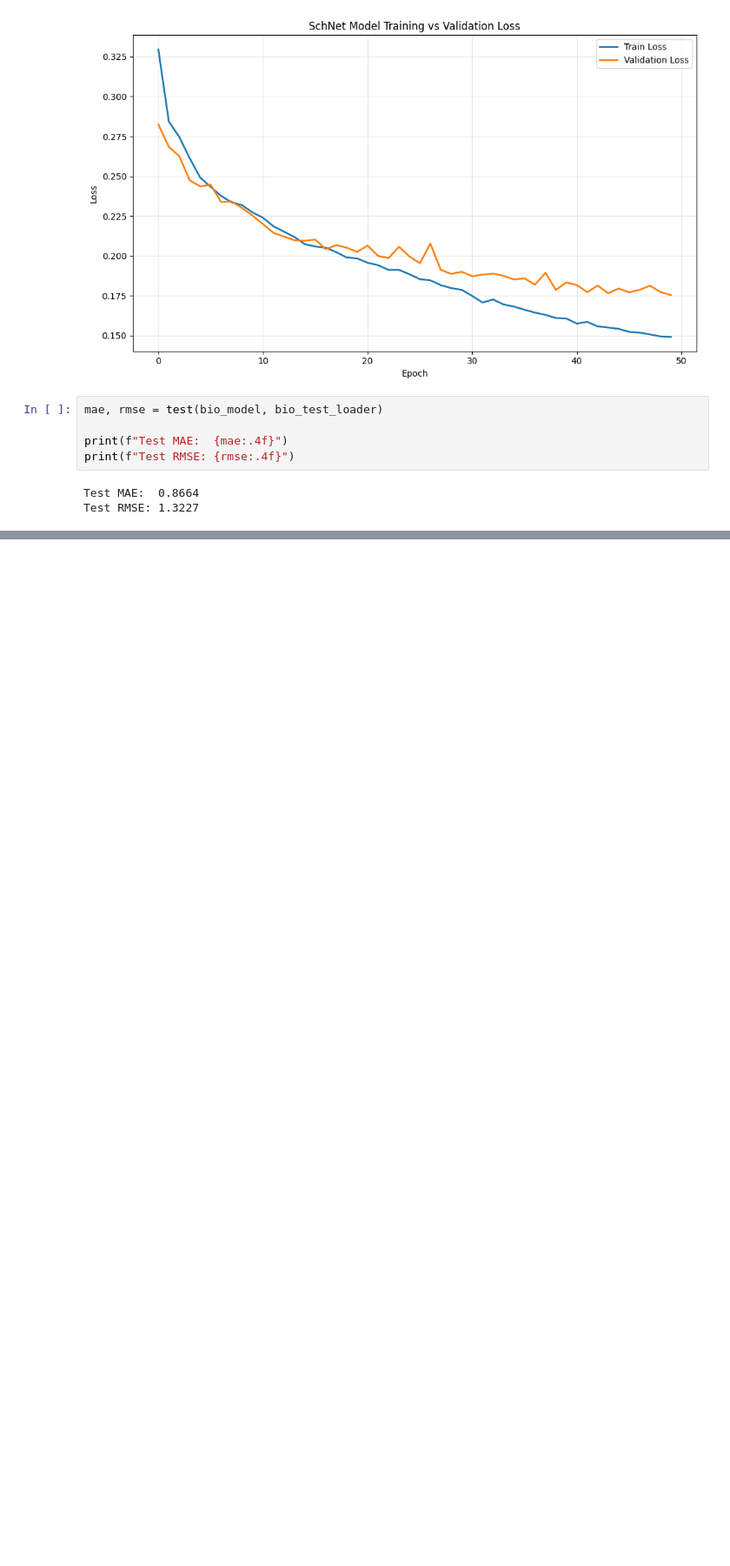
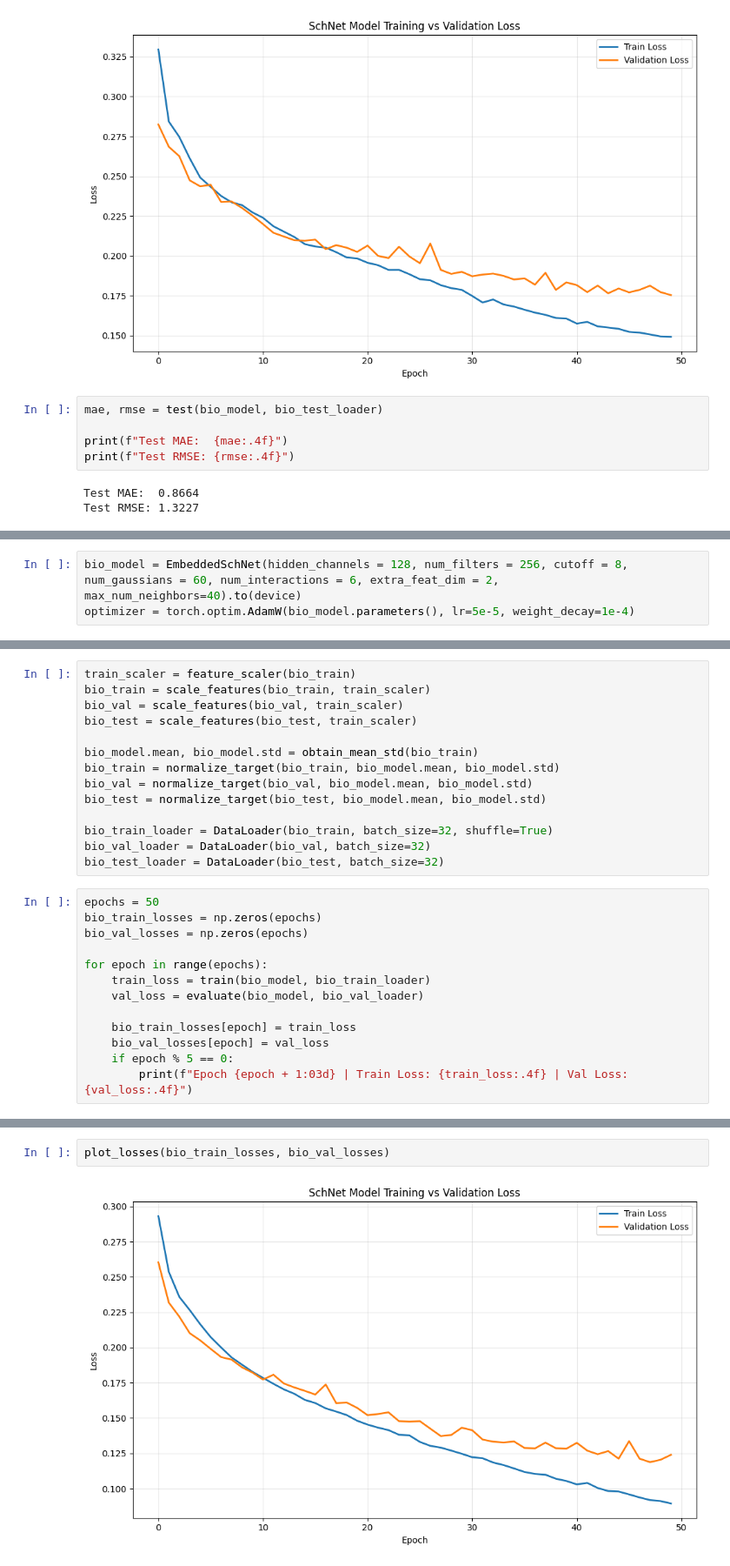
Before and after one commit to yasheshak/Chem-277B-Final-Project, a Jupyter notebook: SchNet/05_SchNet_Embedded_Alpha_Beta.ipynb, the cells around one changed output, grey strips where cells are left out. Shown at 87% size. Drawn from its saved outputs; the diff is of its cells as text; blank space fills up the shorter version.

```diff
--- a/SchNet/SchNet_Embedded_Alpha_Beta.ipynb
+++ b/SchNet/05_SchNet_Embedded_Alpha_Beta.ipynb
@@ -959,0 +953,3 @@ Test RMSE: 1.3227
+# %%
+bio_model = EmbeddedSchNet(hidden_channels = 128, num_filters = 256, cutoff = 8, num_gaussians = 60, num_interactions = 6, extra_feat_dim = 2, max_num_neighbors=40).to(device)
+optimizer = torch.optim.AdamW(bio_model.parameters(), lr=5e-5, weight_decay=1e-4)
@@ -959,0 +962,27 @@ Test RMSE: 1.3227
+# %%
+train_scaler = feature_scaler(bio_train)
+bio_train = scale_features(bio_train, train_scaler)
+bio_val = scale_features(bio_val, train_scaler)
+bio_test = scale_features(bio_test, train_scaler)
+
+bio_model.mean, bio_model.std = obtain_mean_std(bio_train)
+bio_train = normalize_target(bio_train, bio_model.mean, bio_model.std)
+bio_val = normalize_target(bio_val, bio_model.mean, bio_model.std)
+bio_test = normalize_target(bio_test, bio_model.mean, bio_model.std)
+
+bio_train_loader = DataLoader(bio_train, batch_size=32, shuffle=True)
+bio_val_loader = DataLoader(bio_val, batch_size=32)
+bio_test_loader = DataLoader(bio_test, batch_size=32)
+# %%
+epochs = 50
+bio_train_losses = np.zeros(epochs)
+bio_val_losses = np.zeros(epochs)
+
+for epoch in range(epochs):
+    train_loss = train(bio_model, bio_train_loader)
+    val_loss = evaluate(bio_model, bio_val_loader)
+
+    bio_train_losses[epoch] = train_loss
+    bio_val_losses[epoch] = val_loss
+    if epoch % 5 == 0:
+        print(f"Epoch {epoch + 1:03d} | Train Loss: {train_loss:.4f} | Val Loss: {val_loss:.4f}")
@@ -959,0 +1000,4 @@ Test RMSE: 1.3227
+# %%
+plot_losses(bio_train_losses, bio_val_losses)
+# %% [output]
+[figure, added]
```
Also changed, not shown: parts of 16 cells of this notebook, 1 other file.
